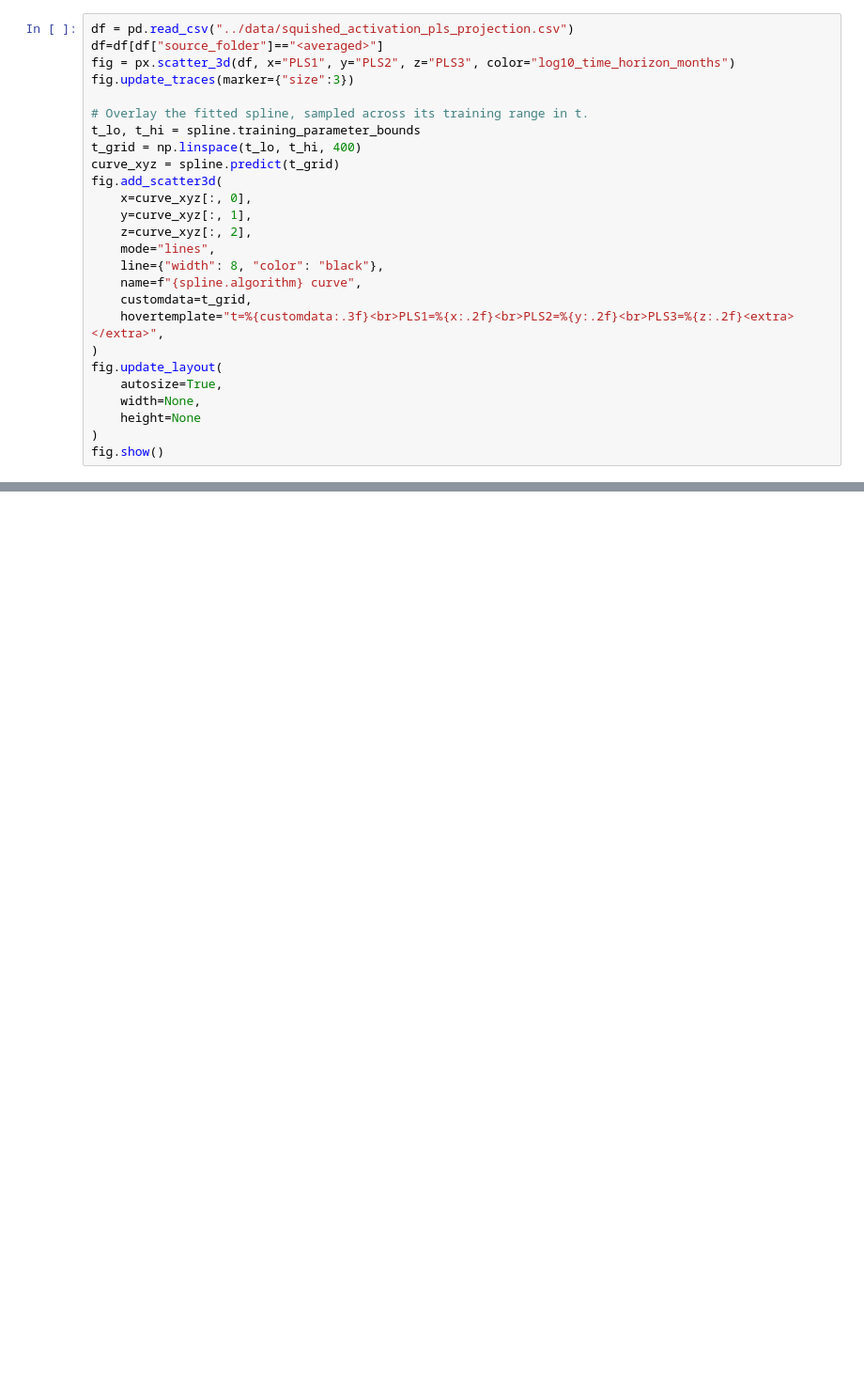
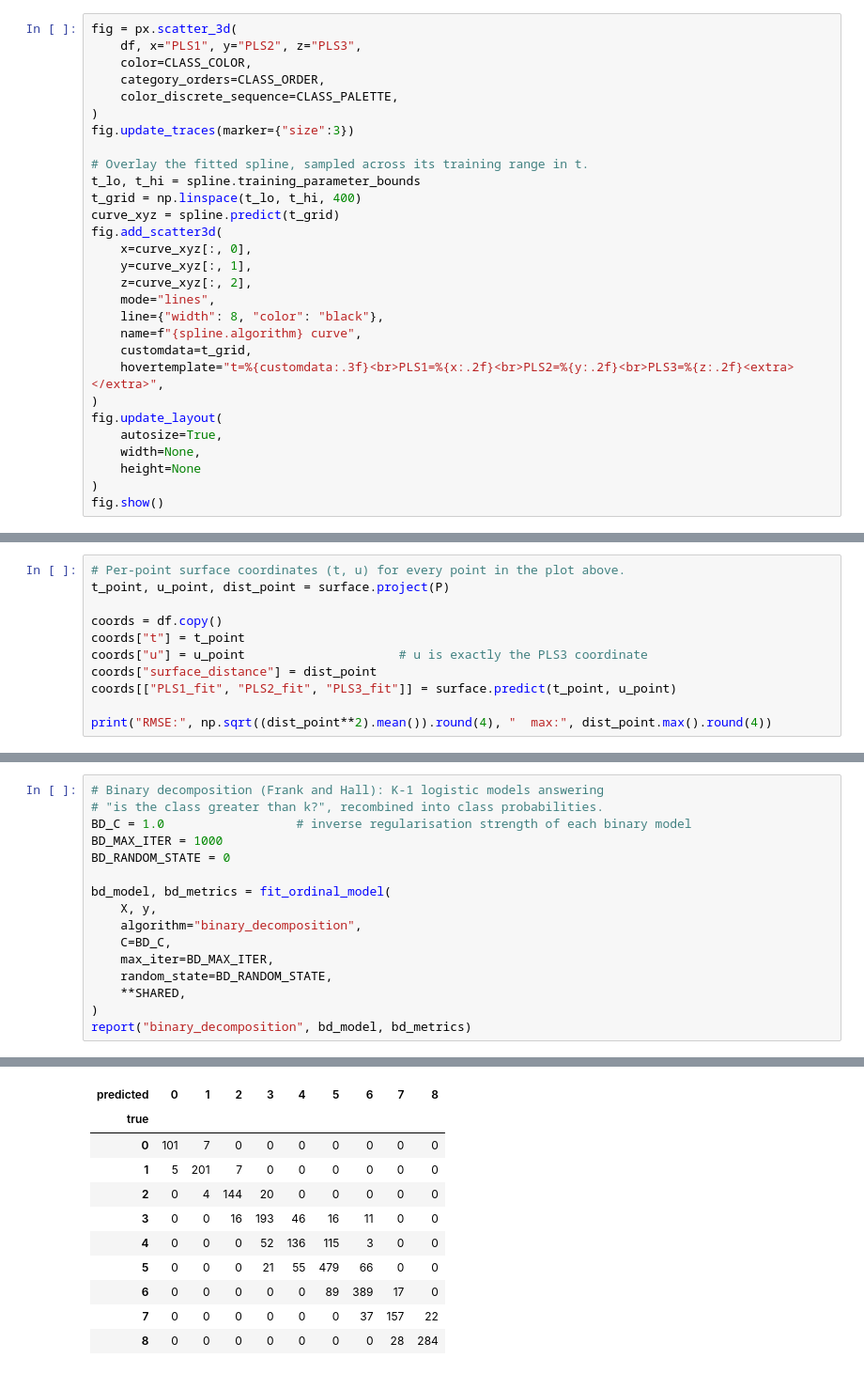
Before and after one commit to SD-interp/test-temporal, a Jupyter notebook: notebooks/projection_direciton.ipynb, the cells around one changed output, grey strips where cells are left out. Shown at 94% size. Cells and saved outputs as stored; diff of their text form; blank space fills up the shorter version.

```diff
--- a/notebooks/projection_direciton.ipynb
+++ b/notebooks/projection_direciton.ipynb
@@ -33,7 +140,10 @@ spline t -> ('PLS1', 'PLS2', 'PLS3')
 # %%
-df = pd.read_csv("../data/squished_activation_pls_projection.csv")
-df=df[df["source_folder"]=="<averaged>"]
-fig = px.scatter_3d(df, x="PLS1", y="PLS2", z="PLS3", color="log10_time_horizon_months")
+fig = px.scatter_3d(
+    df, x="PLS1", y="PLS2", z="PLS3",
+    color=CLASS_COLOR,
+    category_orders=CLASS_ORDER,
+    color_discrete_sequence=CLASS_PALETTE,
+)
 fig.update_traces(marker={"size":3})
 
 # Overlay the fitted spline, sampled across its training range in t.
@@ -176,0 +266,11 @@ fig_q.show()
+# %%
+# Per-point surface coordinates (t, u) for every point in the plot above.
+t_point, u_point, dist_point = surface.project(P)
+
+coords = df.copy()
+coords["t"] = t_point
+coords["u"] = u_point                     # u is exactly the PLS3 coordinate
+coords["surface_distance"] = dist_point
+coords[["PLS1_fit", "PLS2_fit", "PLS3_fit"]] = surface.predict(t_point, u_point)
+
+print("RMSE:", np.sqrt((dist_point**2).mean()).round(4), "  max:", dist_point.max().round(4))
@@ -176,0 +338,17 @@ fig_q.show()
+# %%
+# Binary decomposition (Frank and Hall): K-1 logistic models answering
+# "is the class greater than k?", recombined into class probabilities.
+BD_C = 1.0                  # inverse regularisation strength of each binary model
+BD_MAX_ITER = 1000
+BD_RANDOM_STATE = 0
+
+bd_model, bd_metrics = fit_ordinal_model(
+    X, y,
+    algorithm="binary_decomposition",
+    C=BD_C,
+    max_iter=BD_MAX_ITER,
+    random_state=BD_RANDOM_STATE,
+    **SHARED,
+)
+report("binary_decomposition", bd_model, bd_metrics)
+# %% [output]
@@ -176,0 +364,11 @@ fig_q.show()
+| predicted | 0 | 1 | 2 | 3 | 4 | 5 | 6 | 7 | 8 |
+| true |  |  |  |  |  |  |  |  |  |
+| 0 | 101 | 7 | 0 | 0 | 0 | 0 | 0 | 0 | 0 |
+| 1 | 5 | 201 | 7 | 0 | 0 | 0 | 0 | 0 | 0 |
+| 2 | 0 | 4 | 144 | 20 | 0 | 0 | 0 | 0 | 0 |
+| 3 | 0 | 0 | 16 | 193 | 46 | 16 | 11 | 0 | 0 |
+| 4 | 0 | 0 | 0 | 52 | 136 | 115 | 3 | 0 | 0 |
+| 5 | 0 | 0 | 0 | 21 | 55 | 479 | 66 | 0 | 0 |
+| 6 | 0 | 0 | 0 | 0 | 0 | 89 | 389 | 17 | 0 |
+| 7 | 0 | 0 | 0 | 0 | 0 | 0 | 37 | 157 | 22 |
+| 8 | 0 | 0 | 0 | 0 | 0 | 0 | 0 | 28 | 284 |
```
Also changed, not shown: parts of 27 cells of this notebook, 22 other files.
